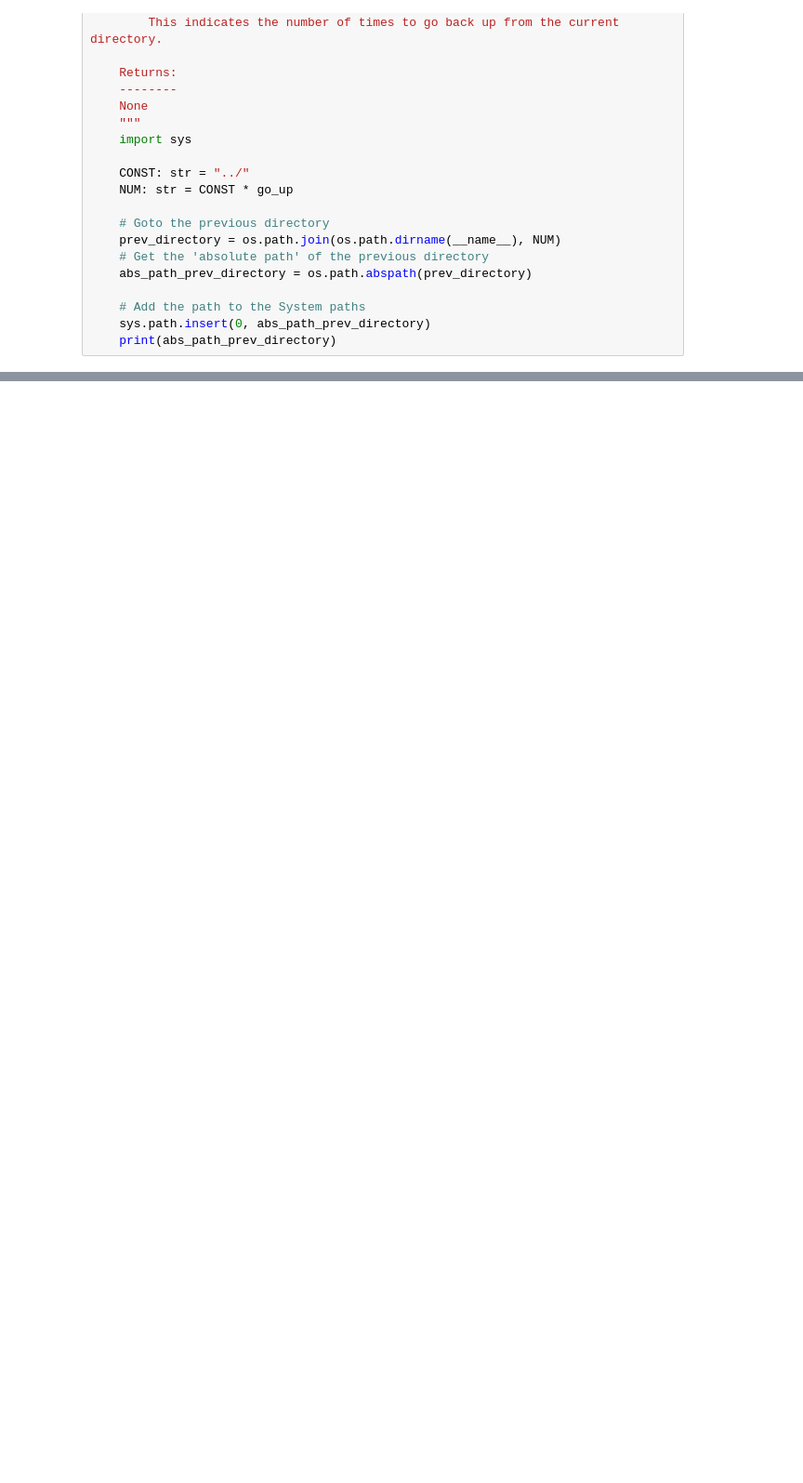
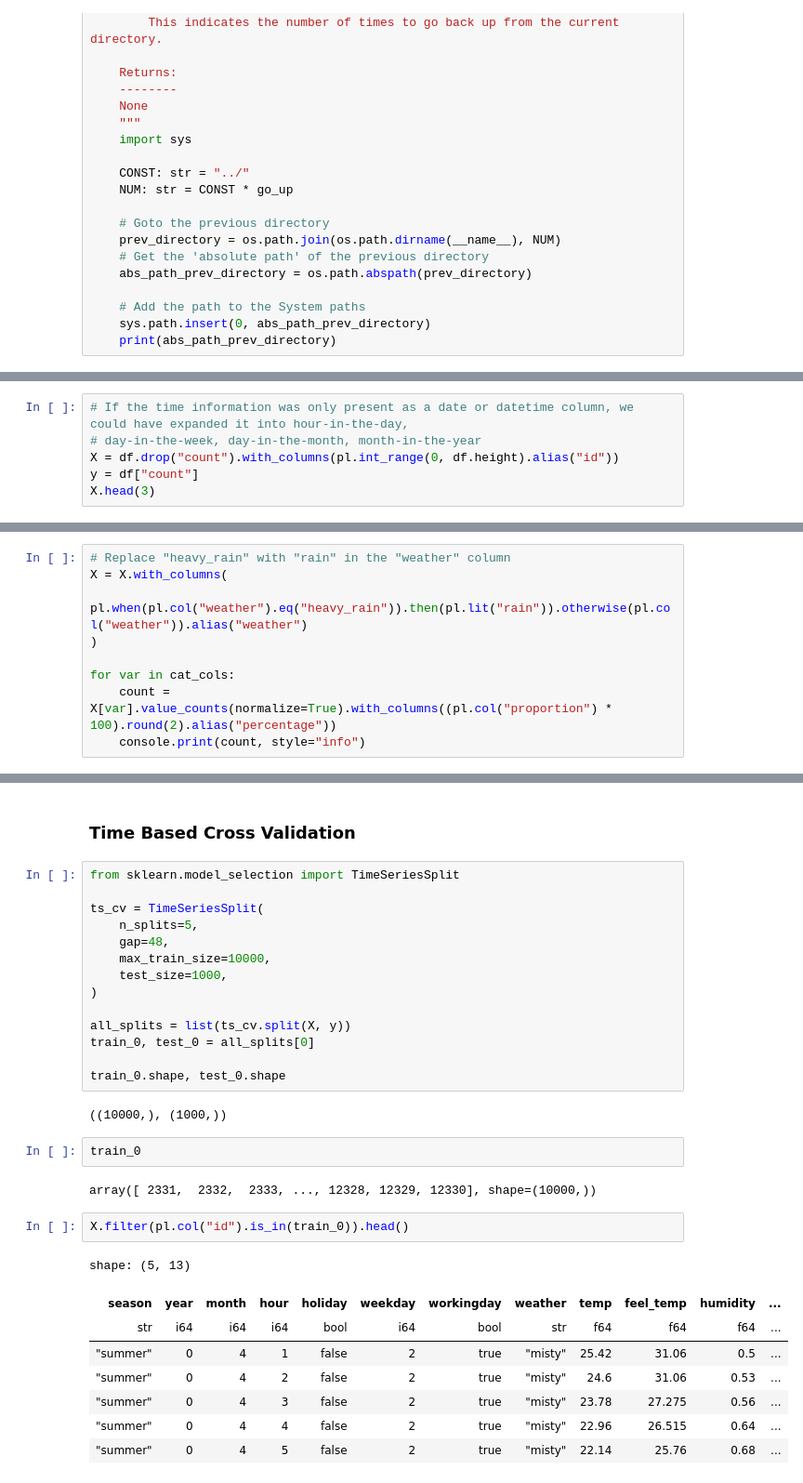
Before and after one commit to chineidu/Time-series-lab, a Jupyter notebook: notebooks/ch_3/01-visualization.ipynb, the cells around one changed output, grey strips where cells are left out. Shown at 93% size. Drawn from its saved outputs; the diff is of its cells as text; blank space fills up the shorter version.

```diff
--- a/notebooks/ch_3/01-visualization.ipynb
+++ b/notebooks/ch_3/01-visualization.ipynb
@@ -75,0 +136,6 @@ def go_up_from_current_directory(*, go_up: int = 1) -> None:
+# %%
+# If the time information was only present as a date or datetime column, we could have expanded it into hour-in-the-day,
+# day-in-the-week, day-in-the-month, month-in-the-year
+X = df.drop("count").with_columns(pl.int_range(0, df.height).alias("id"))
+y = df["count"]
+X.head(3)
@@ -75,0 +179,9 @@ def go_up_from_current_directory(*, go_up: int = 1) -> None:
+# %%
+# Replace "heavy_rain" with "rain" in the "weather" column
+X = X.with_columns(
+    pl.when(pl.col("weather").eq("heavy_rain")).then(pl.lit("rain")).otherwise(pl.col("weather")).alias("weather")
+)
+
+for var in cat_cols:
+    count = X[var].value_counts(normalize=True).with_columns((pl.col("proportion") * 100).round(2).alias("percentage"))
+    console.print(count, style="info")
@@ -75,0 +210,33 @@ def go_up_from_current_directory(*, go_up: int = 1) -> None:
+# %% [markdown]
+### Time Based Cross Validation
+# %%
+from sklearn.model_selection import TimeSeriesSplit
+
+ts_cv = TimeSeriesSplit(
+    n_splits=5,
+    gap=48,
+    max_train_size=10000,
+    test_size=1000,
+)
+
+all_splits = list(ts_cv.split(X, y))
+train_0, test_0 = all_splits[0]
+
+train_0.shape, test_0.shape
+# %% [output]
+((10000,), (1000,))
+# %%
+train_0
+# %% [output]
+array([ 2331,  2332,  2333, ..., 12328, 12329, 12330], shape=(10000,))
+# %%
+X.filter(pl.col("id").is_in(train_0)).head()
+# %% [output]
+shape: (5, 13)
+| season | year | month | hour | holiday | weekday | workingday | weather | temp | feel_temp | humidity | ... |
+| str | i64 | i64 | i64 | bool | i64 | bool | str | f64 | f64 | f64 | ... |
+| "summer" | 0 | 4 | 1 | false | 2 | true | "misty" | 25.42 | 31.06 | 0.5 | ... |
+| "summer" | 0 | 4 | 2 | false | 2 | true | "misty" | 24.6 | 31.06 | 0.53 | ... |
+| "summer" | 0 | 4 | 3 | false | 2 | true | "misty" | 23.78 | 27.275 | 0.56 | ... |
+| "summer" | 0 | 4 | 4 | false | 2 | true | "misty" | 22.96 | 26.515 | 0.64 | ... |
+| "summer" | 0 | 4 | 5 | false | 2 | true | "misty" | 22.14 | 25.76 | 0.68 | ... |
```
Also changed, not shown: parts of 13 cells of this notebook, 5 other files.
